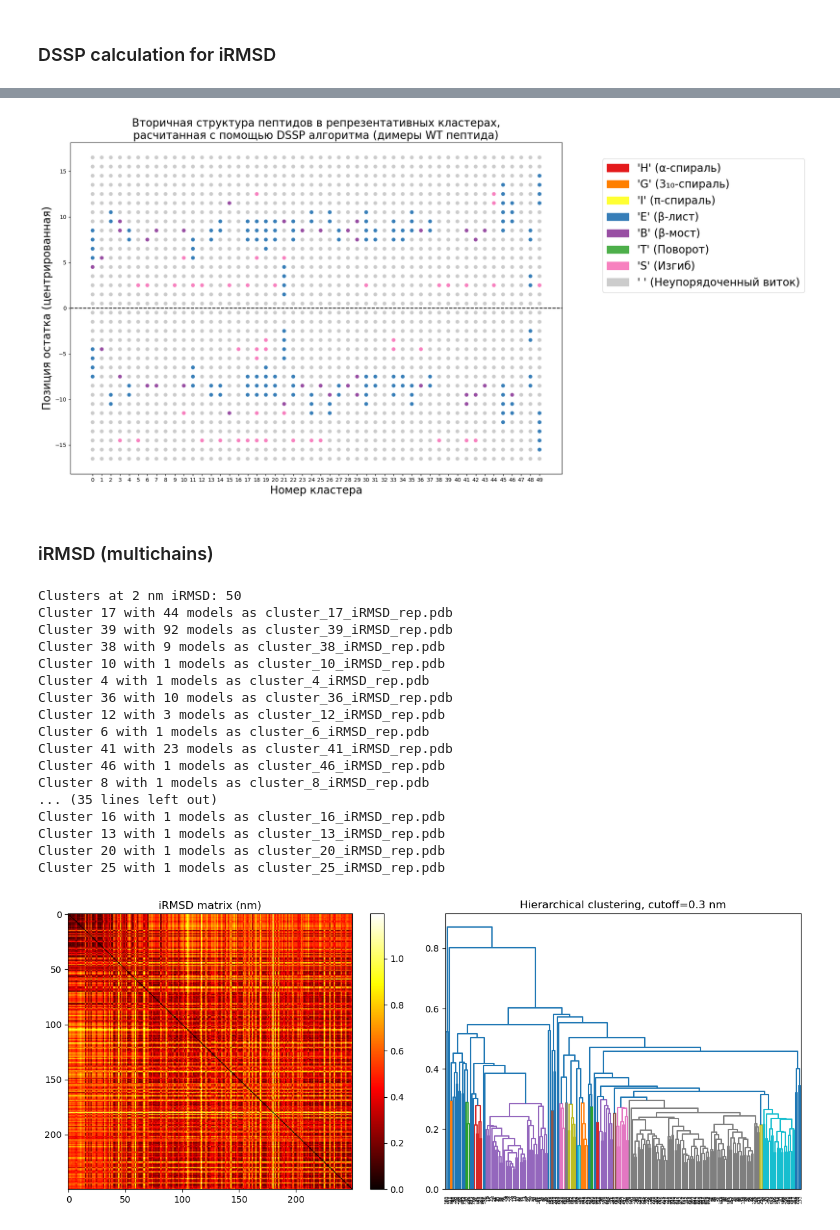
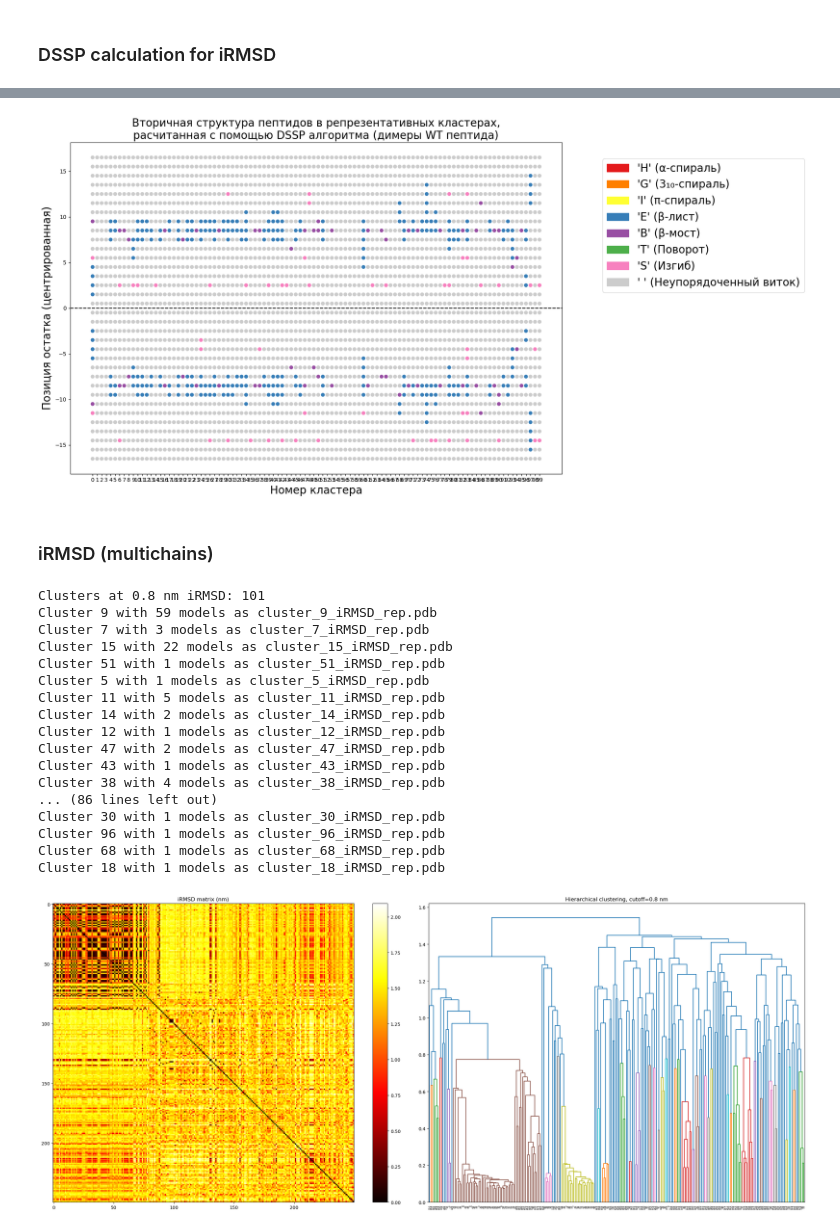
Before and after one commit to georgeegreat/AutoDock-CrankPep-Analysis-Tool, a Jupyter notebook: RMSD clustering.ipynb, the cells around one changed output, grey strips where cells are left out. Drawn from its saved outputs; the diff is of its cells as text; code cells hidden in the pictures.

```diff
--- a/RMSD clustering.ipynb
+++ b/RMSD clustering.ipynb
@@ -156,7 +156,7 @@ models_dir = "./2WT" # the directory for models, should be specified
 chainA_id = 0
 chainB_id = 1
 rmsd_cutoff = 0.3 # 3 angstroms
-interface_cutoff = 1.5 #
+interface_cutoff = 0.8 #
 
 
 def get_interface_residues(traj, chainA_idx, chainB_idx, cutoff=interface_cutoff):
@@ -414,7 +391,7 @@ def plot_dssp_clusters(cluster_dssp, figsize=(20, 10), title="DSSP across cluste
     plt.show()
 plot_dssp_clusters(candidates, title="Вторичная структура пептидов в репрезентативных кластерах,\nрасчитанная с помощью DSSP алгоритма (димеры WT пептида)")
 # %% [output]
-[figure, old version]
+[figure, new version]
 # %% [markdown]
 ### iRMSD (multichains)
 # %%
@@ -428,9 +405,9 @@ import matplotlib.pyplot as plt
 from collections import defaultdict
 from tqdm import tqdm
 
-models_dir = "./2WT"          # folder with your PDB files (all must have the same chain count)
-interface_cutoff = 2           # nm (8 Å) – heavy-atom distance to define interface
-rmsd_cutoff = 0.3                # nm (3 Å) – iRMSD threshold for clustering
+models_dir = "./6MUT"          # folder with your PDB files (all must have the same chain count)
+interface_cutoff = 0.8           # nm (8 Å) – heavy-atom distance to define interface
+rmsd_cutoff = 0.8                # nm (3 Å) – iRMSD threshold for clustering
 
 
 def get_interface_multichain(traj, cutoff):
@@ -561,37 +538,37 @@ for cid, idx_list in cluster_groups.items():
     models[rep_idx].save(out_name)
     print(f"Cluster {cid} with {len(idx_list)} models as {out_name}")
 # %% [output]
-Clusters at 2 nm iRMSD: 50
-Cluster 17 with 44 models as cluster_17_iRMSD_rep.pdb
-Cluster 39 with 92 models as cluster_39_iRMSD_rep.pdb
-Cluster 38 with 9 models as cluster_38_iRMSD_rep.pdb
-Cluster 10 with 1 models as cluster_10_iRMSD_rep.pdb
-Cluster 4 with 1 models as cluster_4_iRMSD_rep.pdb
-Cluster 36 with 10 models as cluster_36_iRMSD_rep.pdb
-Cluster 12 with 3 models as cluster_12_iRMSD_rep.pdb
-Cluster 6 with 1 models as cluster_6_iRMSD_rep.pdb
-Cluster 41 with 23 models as cluster_41_iRMSD_rep.pdb
-Cluster 46 with 1 models as cluster_46_iRMSD_rep.pdb
-Cluster 8 with 1 models as cluster_8_iRMSD_rep.pdb
-... (35 lines left out)
-Cluster 16 with 1 models as cluster_16_iRMSD_rep.pdb
-Cluster 13 with 1 models as cluster_13_iRMSD_rep.pdb
-Cluster 20 with 1 models as cluster_20_iRMSD_rep.pdb
-Cluster 25 with 1 models as cluster_25_iRMSD_rep.pdb
+Clusters at 0.8 nm iRMSD: 101
+Cluster 9 with 59 models as cluster_9_iRMSD_rep.pdb
+Cluster 7 with 3 models as cluster_7_iRMSD_rep.pdb
+Cluster 15 with 22 models as cluster_15_iRMSD_rep.pdb
+Cluster 51 with 1 models as cluster_51_iRMSD_rep.pdb
+Cluster 5 with 1 models as cluster_5_iRMSD_rep.pdb
+Cluster 11 with 5 models as cluster_11_iRMSD_rep.pdb
+Cluster 14 with 2 models as cluster_14_iRMSD_rep.pdb
+Cluster 12 with 1 models as cluster_12_iRMSD_rep.pdb
+Cluster 47 with 2 models as cluster_47_iRMSD_rep.pdb
+Cluster 43 with 1 models as cluster_43_iRMSD_rep.pdb
+Cluster 38 with 4 models as cluster_38_iRMSD_rep.pdb
+... (86 lines left out)
+Cluster 30 with 1 models as cluster_30_iRMSD_rep.pdb
+Cluster 96 with 1 models as cluster_96_iRMSD_rep.pdb
+Cluster 68 with 1 models as cluster_68_iRMSD_rep.pdb
+Cluster 18 with 1 models as cluster_18_iRMSD_rep.pdb
 # %%
-fig, (ax1, ax2) = plt.subplots(1, 2, figsize=(12, 5))
+fig, (ax1, ax2) = plt.subplots(1, 2, figsize=(24, 10))
 im = ax1.imshow(irmsd_matrix, cmap='hot', aspect='auto')
 ax1.set_title("iRMSD matrix (nm)")
 plt.colorbar(im, ax=ax1)
 
 dendrogram(linkage_matrix, ax=ax2, color_threshold=rmsd_cutoff,
            labels=[str(i) for i in valid_indices])
 ax2.set_title(f"Hierarchical clustering, cutoff={rmsd_cutoff} nm")
 plt.tight_layout()
-# plt.savefig("irmsd_clustering.png", dpi=600)
+plt.savefig("irmsd_clustering_6MUT.png", dpi=600)
 plt.show()
 # %% [output]
-[figure, old version]
+[figure, new version]
 # %%
 import os
 import glob
```
Also changed, not shown: parts of 15 cells of this notebook, 1 other file.
